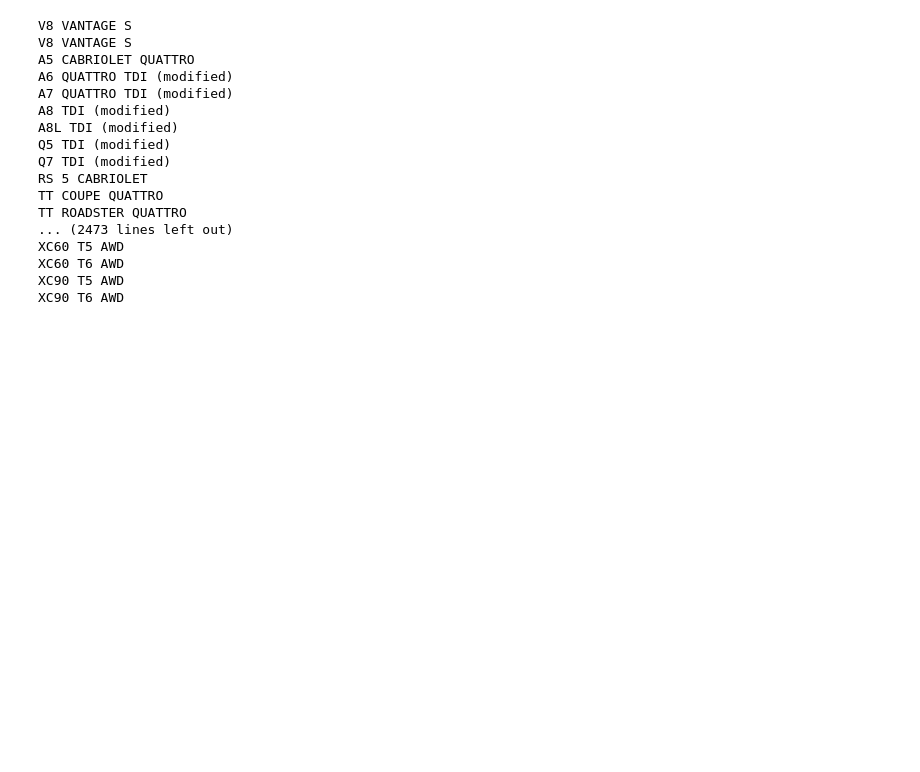
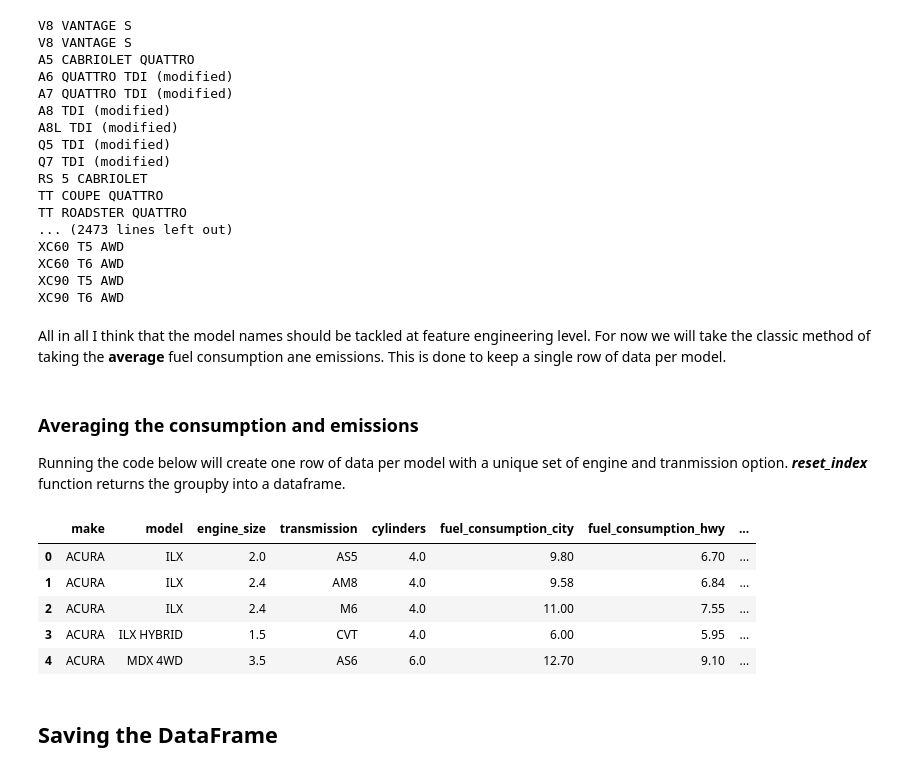
Before and after one commit to yunghanjeong/revisit_data_science, a Jupyter notebook: eda/emission_clean.ipynb, the cells around one changed output. Saved outputs shown, nothing was run; the diff lists cells and outputs as text; code cells hidden in the pictures; blank space fills up the shorter version.

Commit message:
made clean dataset

```diff
--- a/eda/emission_clean.ipynb
+++ b/eda/emission_clean.ipynb
@@ -265,3 +267,21 @@ XC60 T5 AWD
 XC60 T6 AWD
 XC90 T5 AWD
 XC90 T6 AWD
+# %% [markdown]
+All in all I think that the model names should be tackled at feature engineering level. For now we will take the classic method of taking the **average** fuel consumption ane emissions. This is done to keep a single row of data per model.
+# %% [markdown]
+### Averaging the consumption and emissions
+
+Running the code below will create one row of data per model with a unique set of engine and tranmission option. ***reset_index*** function returns the groupby into a dataframe.
+# %%
+clean_df = df.groupby(['make', 'model', 'engine_size', 'transmission']).mean().reset_index()
+clean_df.head()
+# %% [output]
+|  | make | model | engine_size | transmission | cylinders | fuel_consumption_city | fuel_consumption_hwy | ... |
+| 0 | ACURA | ILX | 2.0 | AS5 | 4.0 | 9.80 | 6.70 | ... |
+| 1 | ACURA | ILX | 2.4 | AM8 | 4.0 | 9.58 | 6.84 | ... |
+| 2 | ACURA | ILX | 2.4 | M6 | 4.0 | 11.00 | 7.55 | ... |
+| 3 | ACURA | ILX HYBRID | 1.5 | CVT | 4.0 | 6.00 | 5.95 | ... |
+| 4 | ACURA | MDX 4WD | 3.5 | AS6 | 6.0 | 12.70 | 9.10 | ... |
+# %% [markdown]
+## Saving the DataFrame
```
Also changed, not shown: parts of 3 cells of this notebook, 1 other file.
